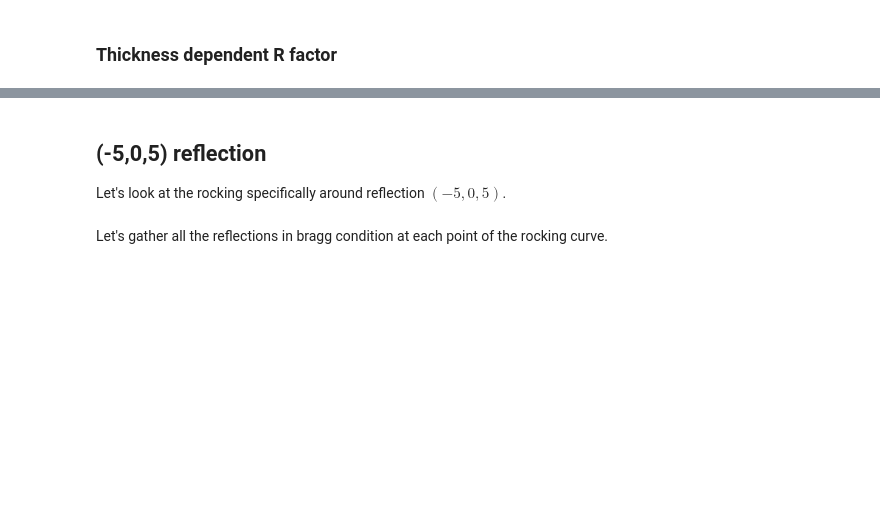
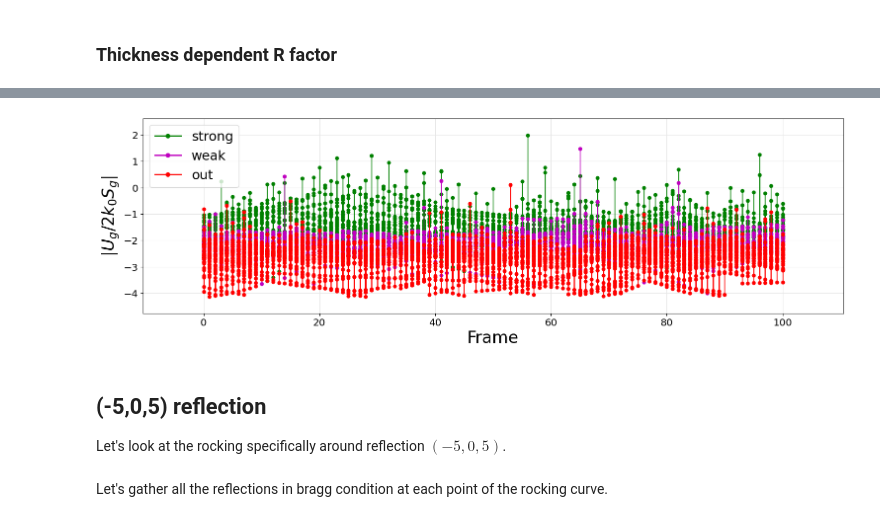
Before and after one commit to ccp4/ED_studies, a Jupyter notebook: bloch_kinematic/N-beam.ipynb, the cells around one changed output, grey strips where cells are left out. Saved outputs shown, nothing was run; the diff lists cells and outputs as text; code cells hidden in the pictures; blank space fills up the shorter version.

```diff
--- a/bloch_kinematic/N-beam.ipynb
+++ b/bloch_kinematic/N-beam.ipynb
@@ -324,0 +298,9 @@ fig,ax = dsp.stddisp(plts,labs=['thickness($\AA$)','R factor(%)'],
+# %%
+u  = np.array([0.66865363, 0.29164837, 0.6521759 ])
+u  = u/np.linalg.norm(u)
+uvw=ut.get_uvw(u,osc=2,npts=101)
+Sargs=dict(cif_file=cif_file,Smax=0.005,keV=200,Nmax=15,solve=False,v=0)
+
+rock = bl.Bloch_cont(path=rock_path('Nstrong_beam_Nmax15'),uvw=uvw,tag='',Sargs=Sargs,
+                     params=[],vals=[],
+                     frames=np.arange(len(uvw)),verbose=False )
@@ -324,0 +362,21 @@ fig,ax = dsp.stddisp(plts,labs=['thickness($\AA$)','R factor(%)'],
+# %%
+hkl_strong = np.unique(np.hstack([rock.load(i).df_hkl_strong.index for i in range(rock.n_simus)]))
+df_strong = pd.DataFrame(index=hkl_strong, columns=['Imax','frame'])
+
+for h in hkl_strong:
+    # print(h)
+    sw,frames = rock.beams.loc[h,['Sw','Frame']]
+    Inew,Iref = np.zeros(len(frames)),np.zeros(len(frames))
+    for i,f in enumerate(frames):
+        b=rock.load(f)
+        if h in b.df_hkl_strong.index:
+            Inew[i],Iref[i] = b.df_hkl_strong.loc[h,['I','Iref']].values
+        else:
+            if h in b.df_G.index:
+                Inew[i] = b.df_G.loc[h,'I']
+    df_strong.loc[h] = [Inew.max(),frames[Inew.argmax()]]
+    plts=[[sw,Inew,'b-o','new' ],
+          [sw,Iref,'b--o','ref'],
+         ]
+
+    # dsp.stddisp(plts,labs=['Sw($A^{-1})$','I'],figsize=figs,name='figs/rock_strong_%s.png' %rep(h),opt='sc')
@@ -325,3 +483,18 @@ fig,ax = dsp.stddisp(plts,labs=['thickness($\AA$)','R factor(%)'],
+# %%
+# print(df_strong.sort_values('Imax',ascending=False))
+rock = ut.load_pkl(rock_file('Nstrong_beam'))
+# df_Fhkl = ut.load_pkl(rock(0).load(0).get_Fhkl_file())
+plts=[]
+legElt = {'strong':'g-o','weak':'m-o','out':'r-o'}
+for i in range(rock.n_simus):
+    b = rock.load(i)
+    dfb=b.df_beams[['Ug/2KSg','tag']].drop(str((0,0,0)))
+    for tag,cm in legElt.items():
+        UgSw = dfb.loc[dfb.tag==tag,'Ug/2KSg'].values
+        plts+= [[[i]*len(UgSw),np.log10(UgSw),cm,'']]
+dsp.stddisp(plts,labs=['Frame','$|U_g/2k_0S_g|$'],legElt=legElt,figsize=figs);
+# %% [output]
+[figure, added]
 # %% [markdown]
 ## (-5,0,5) reflection
 
```
Also changed, not shown: parts of 29 cells of this notebook, 9 other files.
